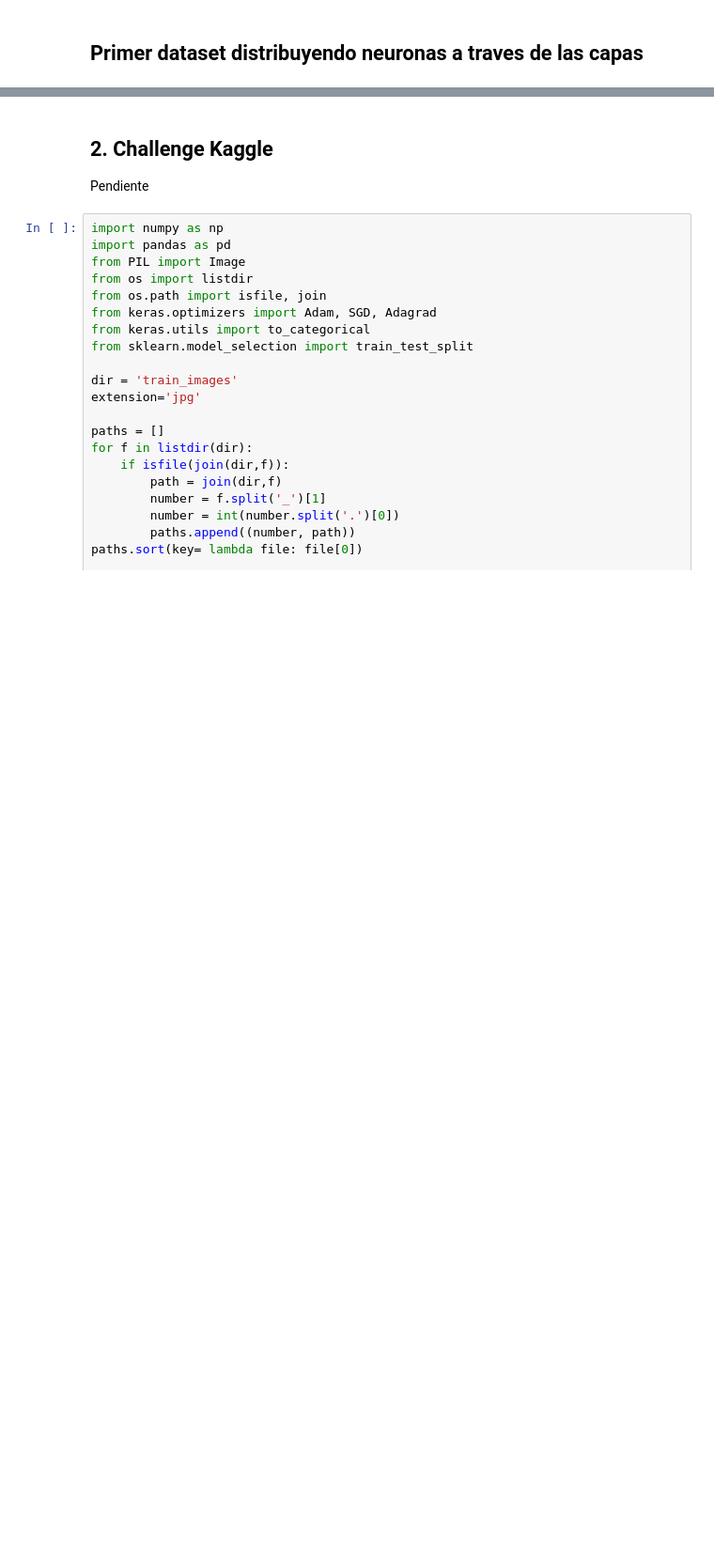
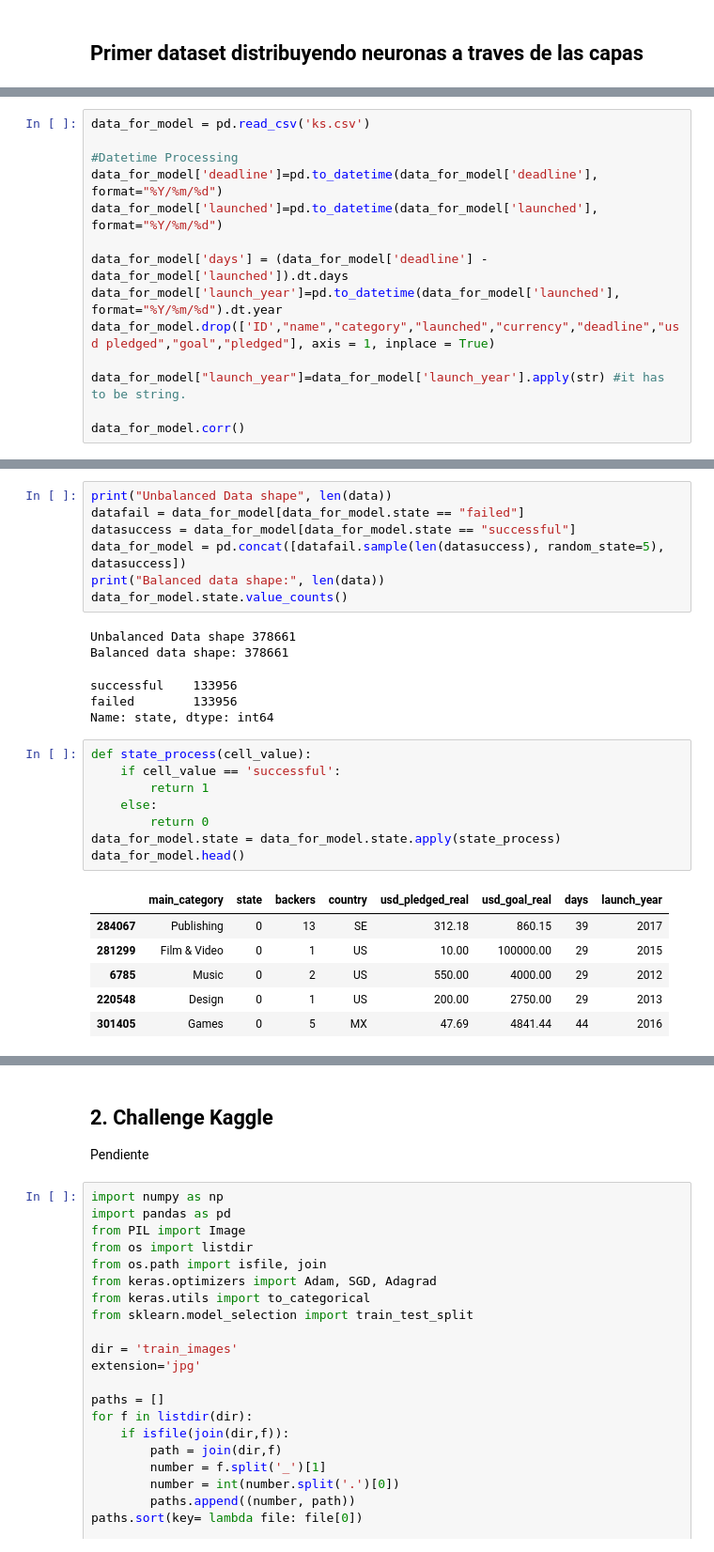
Before and after one commit to jpcastillog/Taller1-ANN, a Jupyter notebook: Taller1.ipynb, the cells around one changed output, grey strips where cells are left out. Shown: that part at 94% size. Cells and saved outputs as stored; diff of their text form; blank space fills up the shorter version.

```diff
--- a/Taller1.ipynb
+++ b/Taller1.ipynb
@@ -562,0 +618,14 @@ plt.plot()
+# %%
+data_for_model = pd.read_csv('ks.csv')
+
+#Datetime Processing
+data_for_model['deadline']=pd.to_datetime(data_for_model['deadline'], format="%Y/%m/%d")
+data_for_model['launched']=pd.to_datetime(data_for_model['launched'], format="%Y/%m/%d")
+
+data_for_model['days'] = (data_for_model['deadline'] - data_for_model['launched']).dt.days
+data_for_model['launch_year']=pd.to_datetime(data_for_model['launched'], format="%Y/%m/%d").dt.year
+data_for_model.drop(['ID',"name","category","launched","currency","deadline","usd pledged","goal","pledged"], axis = 1, inplace = True)
+
+data_for_model["launch_year"]=data_for_model['launch_year'].apply(str) #it has to be string.
+
+data_for_model.corr()
@@ -562,0 +638,28 @@ plt.plot()
+# %%
+print("Unbalanced Data shape", len(data))
+datafail = data_for_model[data_for_model.state == "failed"]
+datasuccess = data_for_model[data_for_model.state == "successful"]
+data_for_model = pd.concat([datafail.sample(len(datasuccess), random_state=5), datasuccess])
+print("Balanced data shape:", len(data))
+data_for_model.state.value_counts()
+# %% [output]
+Unbalanced Data shape 378661
+Balanced data shape: 378661
+successful    133956
+failed        133956
+Name: state, dtype: int64
+# %%
+def state_process(cell_value):
+    if cell_value == 'successful':
+        return 1
+    else:
+        return 0
+data_for_model.state = data_for_model.state.apply(state_process)
+data_for_model.head()
+# %% [output]
+|  | main_category | state | backers | country | usd_pledged_real | usd_goal_real | days | launch_year |
+| 284067 | Publishing | 0 | 13 | SE | 312.18 | 860.15 | 39 | 2017 |
+| 281299 | Film & Video | 0 | 1 | US | 10.00 | 100000.00 | 29 | 2015 |
+| 6785 | Music | 0 | 2 | US | 550.00 | 4000.00 | 29 | 2012 |
+| 220548 | Design | 0 | 1 | US | 200.00 | 2750.00 | 29 | 2013 |
+| 301405 | Games | 0 | 5 | MX | 47.69 | 4841.44 | 44 | 2016 |
```
Also changed, not shown: parts of 48 cells of this notebook.
